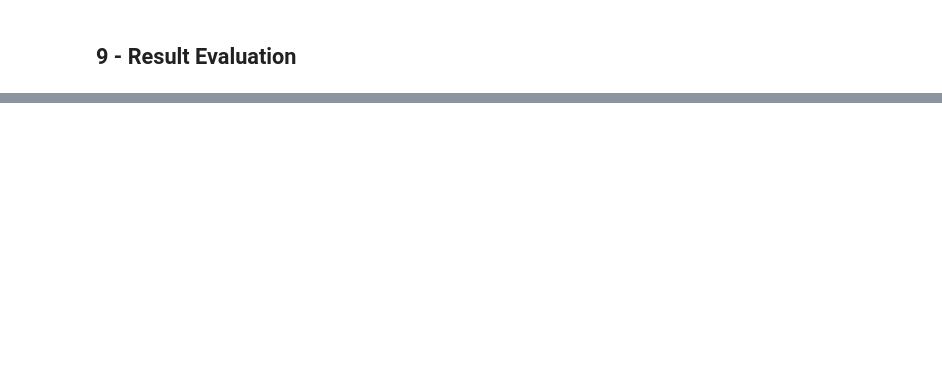
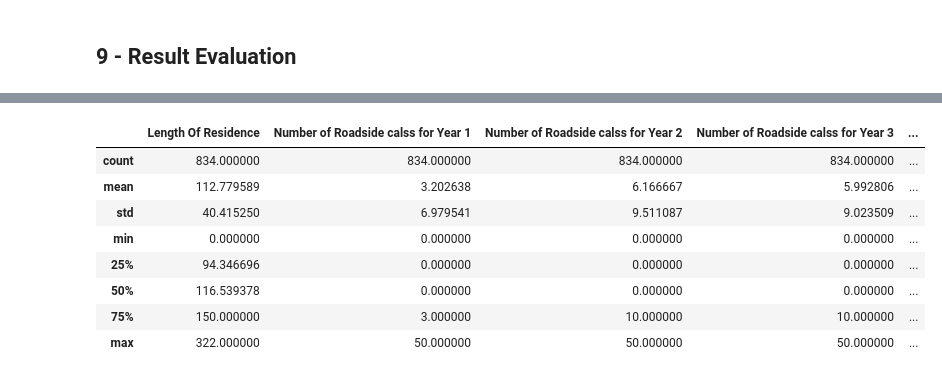
Before and after one commit to mllogeo/MLPGD_Capstone_Project, a Jupyter notebook: scripts/main.ipynb, the cells around one changed output, grey strips where cells are left out. Saved outputs shown, nothing was run; the diff lists cells and outputs as text; code cells hidden in the pictures; blank space fills up the shorter version.

```diff
--- a/scripts/main.ipynb
+++ b/scripts/main.ipynb
@@ -2115,0 +2138,12 @@ class_0.head()
+# %%
+class_2.describe()
+# %% [output]
+|  | Length Of Residence | Number of Roadside calss for Year 1 | Number of Roadside calss for Year 2 | Number of Roadside calss for Year 3 | ... |
+| count | 834.000000 | 834.000000 | 834.000000 | 834.000000 | ... |
+| mean | 112.779589 | 3.202638 | 6.166667 | 5.992806 | ... |
+| std | 40.415250 | 6.979541 | 9.511087 | 9.023509 | ... |
+| min | 0.000000 | 0.000000 | 0.000000 | 0.000000 | ... |
+| 25% | 94.346696 | 0.000000 | 0.000000 | 0.000000 | ... |
+| 50% | 116.539378 | 0.000000 | 0.000000 | 0.000000 | ... |
+| 75% | 150.000000 | 3.000000 | 10.000000 | 10.000000 | ... |
+| max | 322.000000 | 50.000000 | 50.000000 | 50.000000 | ... |
```
Also changed, not shown: parts of 17 cells of this notebook.
